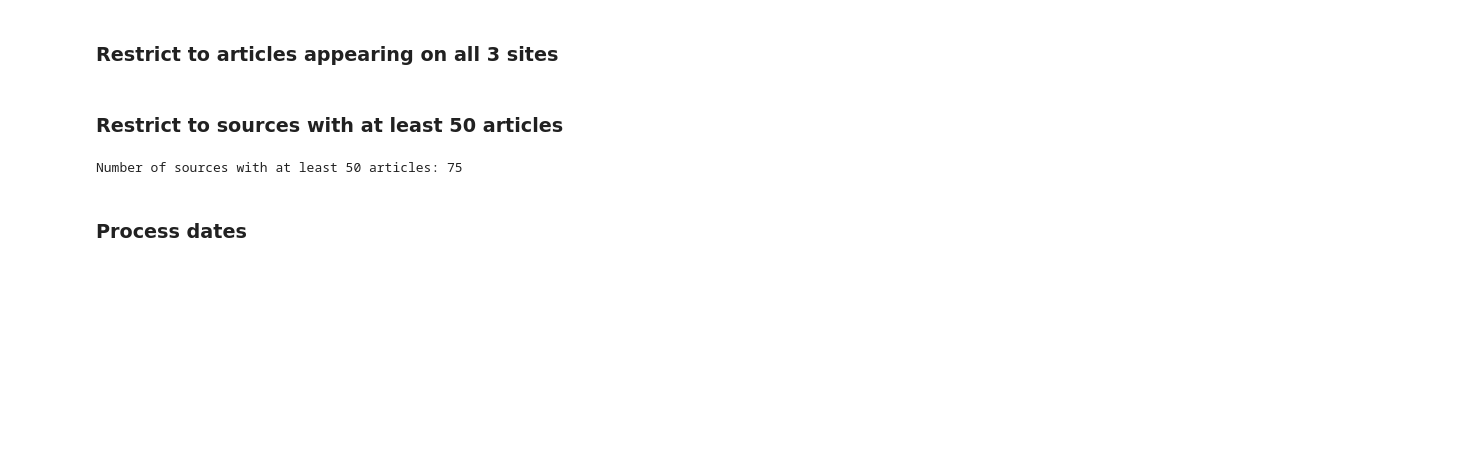
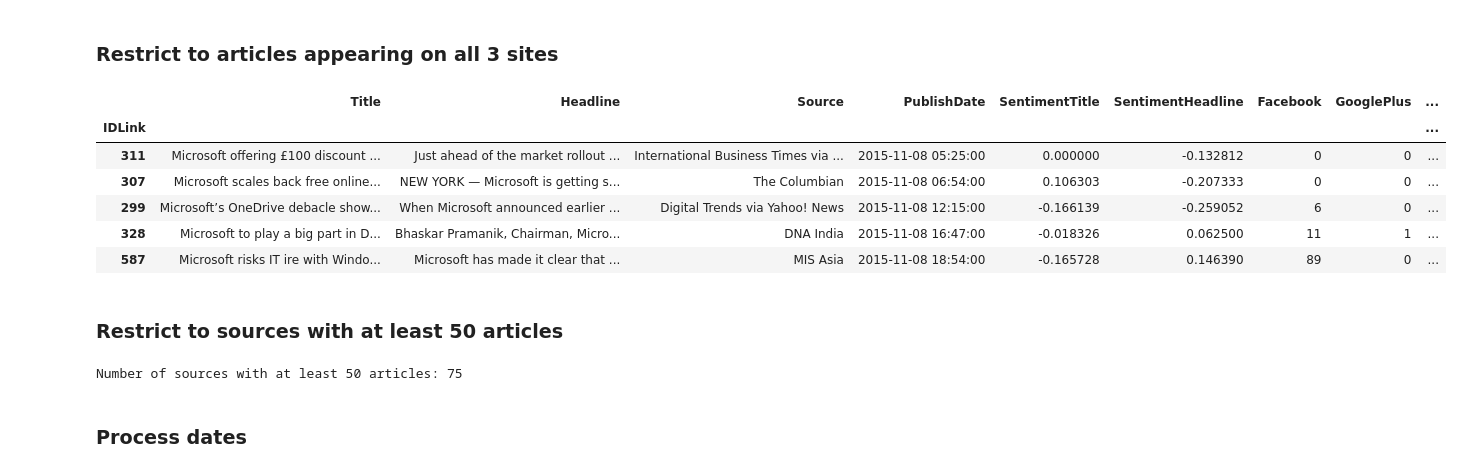
Before and after one commit to Raziarch/collaborating-with-binder, a Jupyter notebook: exploratory.ipynb, the cells around one changed output. Drawn from its saved outputs; the diff is of its cells as text; code cells hidden in the pictures; blank space fills up the shorter version.

```diff
--- a/exploratory.ipynb
+++ b/exploratory.ipynb
@@ -56,6 +54,16 @@ linkedin = linkedin.set_index('IDLink')
 posted_everywhere = news[['Facebook', 'GooglePlus', 'LinkedIn']].min(axis=1) > -1
 
 news = news[posted_everywhere]
+# %%
+news.head()
+# %% [output]
+|  | Title | Headline | Source | PublishDate | SentimentTitle | SentimentHeadline | Facebook | GooglePlus | ... |
+| IDLink |  |  |  |  |  |  |  |  | ... |
+| 311 | Microsoft offering £100 discount ... | Just ahead of the market rollout ... | International Business Times via ... | 2015-11-08 05:25:00 | 0.000000 | -0.132812 | 0 | 0 | ... |
+| 307 | Microsoft scales back free online... | NEW YORK — Microsoft is getting s... | The Columbian | 2015-11-08 06:54:00 | 0.106303 | -0.207333 | 0 | 0 | ... |
+| 299 | Microsoft’s OneDrive debacle show... | When Microsoft announced earlier ... | Digital Trends via Yahoo! News | 2015-11-08 12:15:00 | -0.166139 | -0.259052 | 6 | 0 | ... |
+| 328 | Microsoft to play a big part in D... | Bhaskar Pramanik, Chairman, Micro... | DNA India | 2015-11-08 16:47:00 | -0.018326 | 0.062500 | 11 | 1 | ... |
+| 587 | Microsoft risks IT ire with Windo... | Microsoft has made it clear that ... | MIS Asia | 2015-11-08 18:54:00 | -0.165728 | 0.146390 | 89 | 0 | ... |
 # %% [markdown]
 ### Restrict to sources with at least 50 articles
 # %%
```
Also changed, not shown: parts of 12 cells of this notebook.
